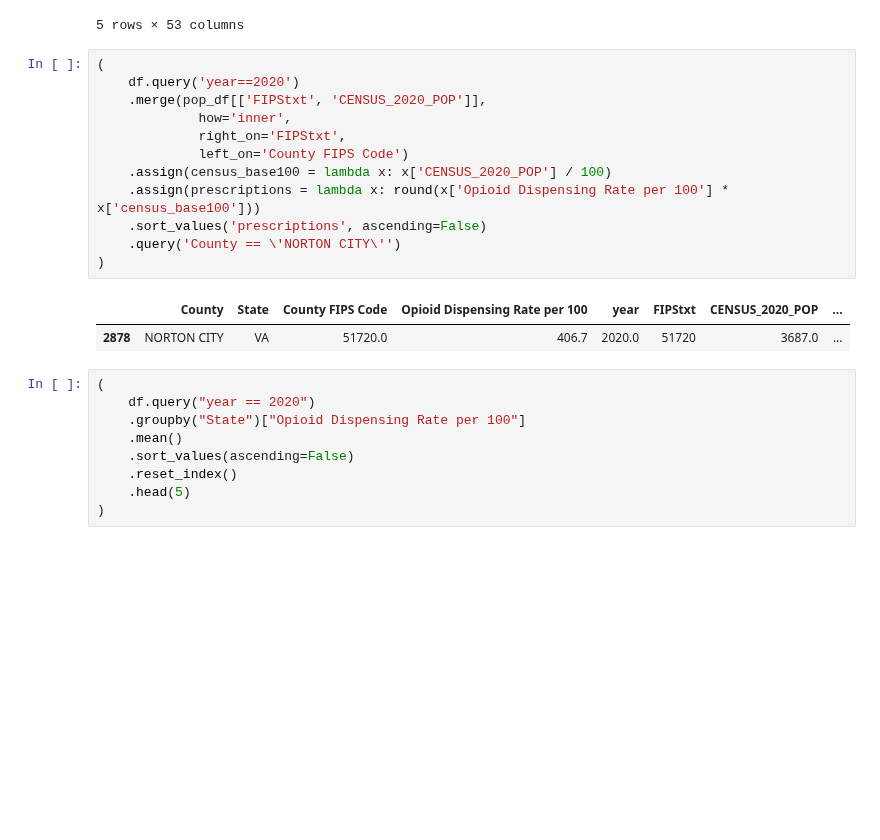
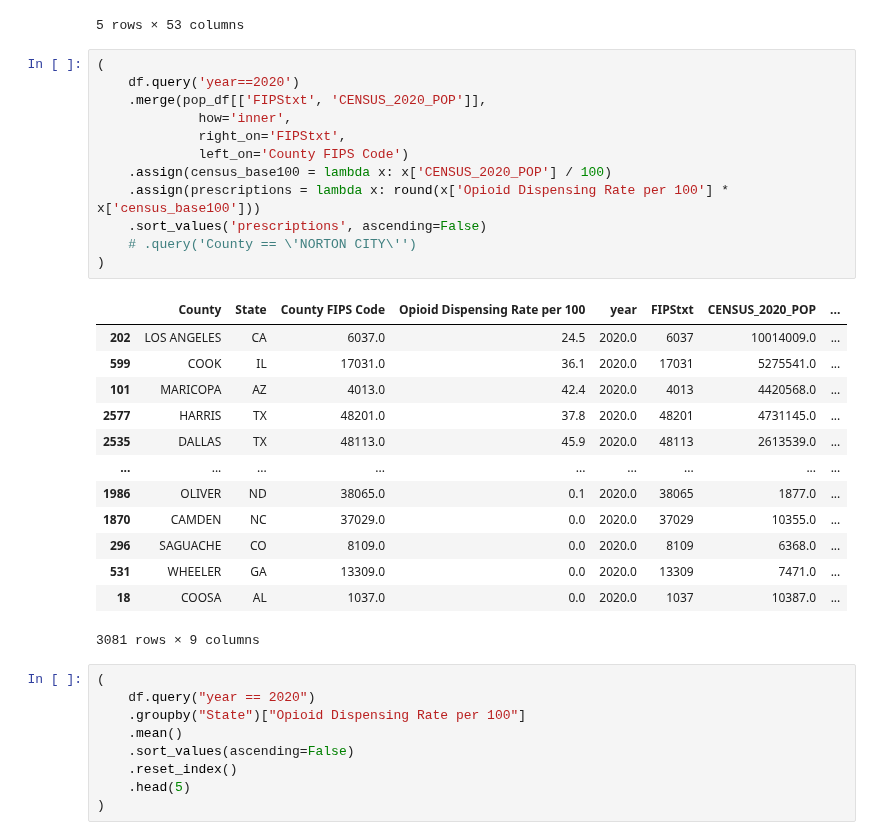
Before and after one commit to Ludougan123234/624-project, a Jupyter notebook: exp_opioid randy.ipynb, the cells around one changed output. Saved outputs shown, nothing was run; the diff lists cells and outputs as text; blank space fills up the shorter version.

```diff
--- a/exp_opioid randy.ipynb
+++ b/exp_opioid randy.ipynb
@@ -158,18 +158,29 @@ pop_df.head()
 # %%
 (
     df.query('year==2020')
     .merge(pop_df[['FIPStxt', 'CENSUS_2020_POP']],
              how='inner',
              right_on='FIPStxt',
              left_on='County FIPS Code')
     .assign(census_base100 = lambda x: x['CENSUS_2020_POP'] / 100)
     .assign(prescriptions = lambda x: round(x['Opioid Dispensing Rate per 100'] * x['census_base100']))
     .sort_values('prescriptions', ascending=False)
-    .query('County == \'NORTON CITY\'')
+    # .query('County == \'NORTON CITY\'')
 )
 # %% [output]
 |  | County | State | County FIPS Code | Opioid Dispensing Rate per 100 | year | FIPStxt | CENSUS_2020_POP | ... |
-| 2878 | NORTON CITY | VA | 51720.0 | 406.7 | 2020.0 | 51720 | 3687.0 | ... |
+| 202 | LOS ANGELES | CA | 6037.0 | 24.5 | 2020.0 | 6037 | 10014009.0 | ... |
+| 599 | COOK | IL | 17031.0 | 36.1 | 2020.0 | 17031 | 5275541.0 | ... |
+| 101 | MARICOPA | AZ | 4013.0 | 42.4 | 2020.0 | 4013 | 4420568.0 | ... |
+| 2577 | HARRIS | TX | 48201.0 | 37.8 | 2020.0 | 48201 | 4731145.0 | ... |
+| 2535 | DALLAS | TX | 48113.0 | 45.9 | 2020.0 | 48113 | 2613539.0 | ... |
+| ... | ... | ... | ... | ... | ... | ... | ... | ... |
+| 1986 | OLIVER | ND | 38065.0 | 0.1 | 2020.0 | 38065 | 1877.0 | ... |
+| 1870 | CAMDEN | NC | 37029.0 | 0.0 | 2020.0 | 37029 | 10355.0 | ... |
+| 296 | SAGUACHE | CO | 8109.0 | 0.0 | 2020.0 | 8109 | 6368.0 | ... |
+| 531 | WHEELER | GA | 13309.0 | 0.0 | 2020.0 | 13309 | 7471.0 | ... |
+| 18 | COOSA | AL | 1037.0 | 0.0 | 2020.0 | 1037 | 10387.0 | ... |
+3081 rows × 9 columns
 # %%
 (
     df.query("year == 2020")
```
Also changed, not shown: parts of 11 cells of this notebook, 2 other files.
